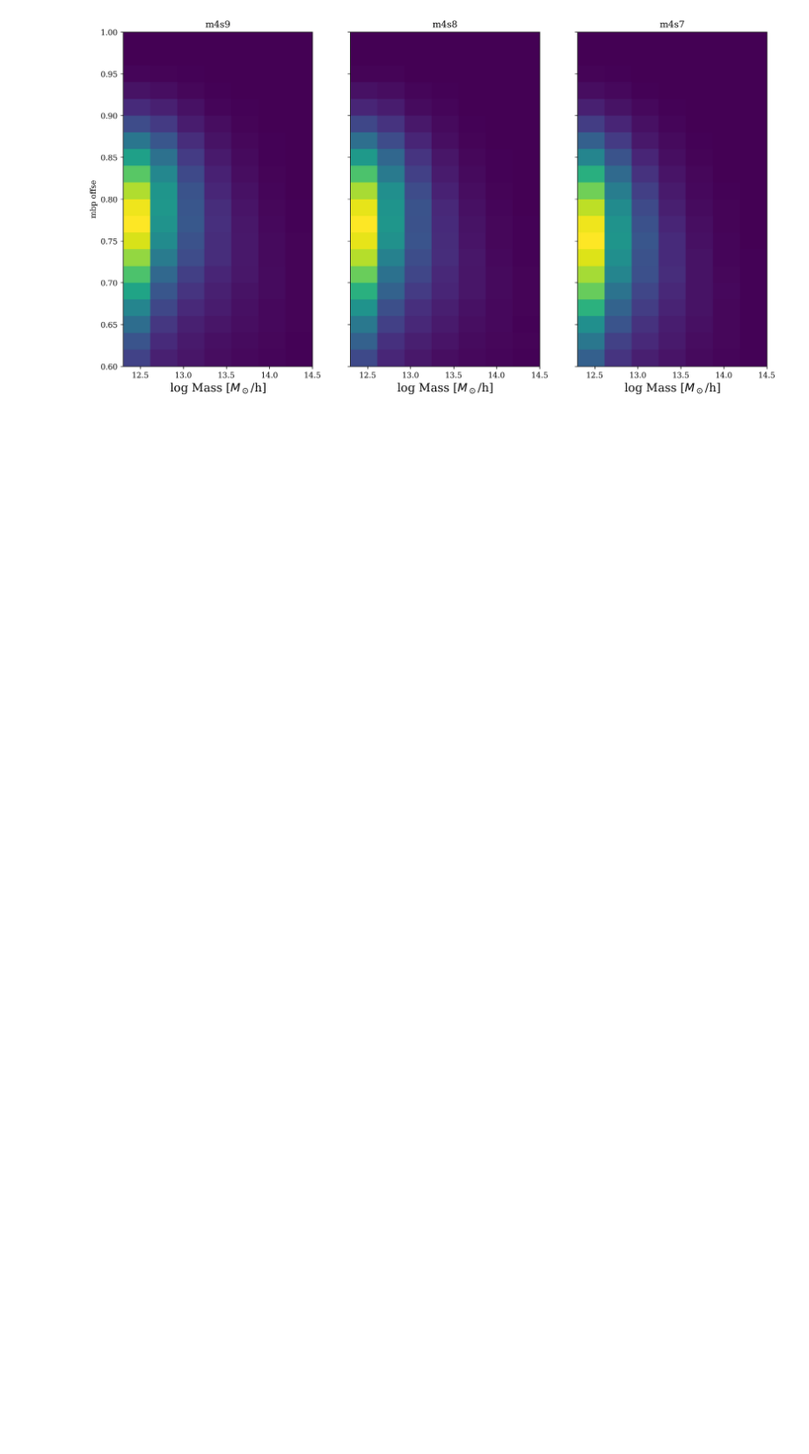
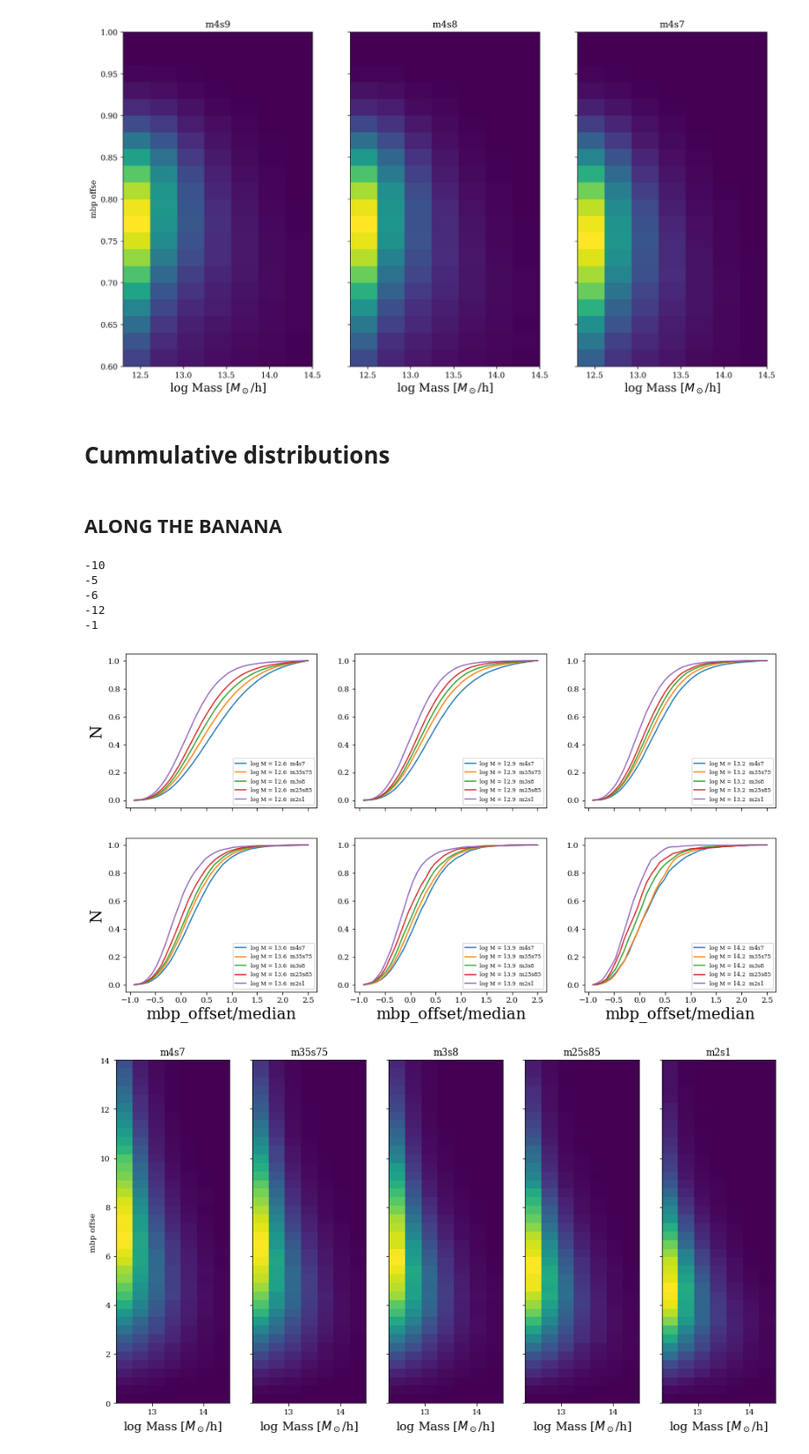
Before and after one commit to amourayuba/Structure-MAH-Cosmo-project, a Jupyter notebook: structure_vs_cosmo_firstclean.ipynb, the cells around one changed output. Shown at 88% size. Cells and saved outputs as stored; diff of their text form; code cells hidden in the pictures; blank space fills up the shorter version.

```diff
--- a/structure_vs_cosmo_firstclean.ipynb
+++ b/structure_vs_cosmo_firstclean.ipynb
@@ -181,3 +171,59 @@ np.save('./data/{}_vs_om4_banana.npy'.format(prop[:-4]), tosave)
 -10
 [figure]
 [figure]
+# %% [markdown]
+# Cummulative distributions
+# %% [markdown]
+## ALONG THE BANANA
+# %%
+simselec = [-10, -5, -6, -12, -1]
+nsims, nbins_m, nbins_c = len(simselec), 40, 7
+#prop = 'cNFW(43)'
+prop = 'mbp_offset(15)'
+fig, axs = plt.subplots(2, 3, sharex=True, figsize=[15, 8])
+fig2, axs2 = plt.subplots(1, nsims, sharey=True, figsize=[15, 8])
+tosave = np.zeros((2,3,nsims,2,nbins_m))
+
+colormaps = ['Greys', 'YlOrBr', 'Wistia']
+#meds = np.zeros((nsims, nbins_c-1))
+for i, s in zip(range(nsims), simselec):
+    print(s)
+    sim1 = Simulation(sim_names[s], omegas[s], sigmas[s], path)
+    halos = sim1.read_halos(snapshot=0)
+    reds = sim1.get_redshifts()
+    masses = halos['Mhalo(4)']
+    str_prop = halos[prop]
+    min_r, max_r = np.mean(str_prop) - 2*np.std(str_prop), np.mean(str_prop) + 2*np.std(str_prop)
+    #h, xedges, yedges, im  = axs2[i].hist2d(np.log10(masses), conc, cmap = cmp, range=[[np.log10(3*np.min(masses)), 14], [2.3, 14]], bins=80)
+    h, xedges, yedges, im  = axs2[i].hist2d(np.log10(masses), str_prop, range=[[12.3, 14.5], [0, 14]], density=True, bins=[nbins_c, nbins_m])
+
+    axs2[i].set_title(sim_names[s])
+
+    axs2[i].set_xlabel(r'log Mass [$M_\odot$/h]', size=15)
+    axs2[i].set_ylabel('mbp offset'[:9*(i==0)])
+    for k in range(1, 7):
+        cum_hist = np.cumsum(h[k, :])/np.cumsum(h[k, :])[-1]
+        med_idx = np.min(np.where(cum_hist>0.5))
+        med = yedges[1:][med_idx]
+        #meds[i,k-1] = med
+        axs[(k-1)//3, (k-1)%3].plot((yedges[1:]-4)/4, cum_hist,  label='log M = {:2.1f}  '.format(xedges[k])+sim_names[s])
+        #axs[(k-1)//3, (k-1)%3].plot((yedges[1:]-np.average(meds[i,:]))/np.average(meds[i,:]), cum_hist,  label='log M = {:2.1f}  '.format(xedges[k])+sim_names[s])
+        #axs[(k-1)//3, (k-1)%3].set_xlim(-0.3,0.3)
+        # axs[(k-1)//3, (k-1)%3].set_ylim(0.4,0.6)
+        tosave[(k-1)//3, (k-1)%3, i, :, :] = np.array([yedges[1:], h[k, :]])
+        if i == nsims-1:
+            axs[(k-1)//3, (k-1)%3].legend()
+            if (k-1)%3 == 0:
+                axs[(k-1)//3, (k-1)%3].set_ylabel('N', size=20)
+            if (k-1)//3 == 1:
+                axs[(k-1)//3, (k-1)%3].set_xlabel(prop[:-4]+'/median', size=20)
+# fig.savefig('./figs/{}_vs_cosmo_cum_banana.png'.format(prop[:-4]), dpi=650, facecolor='white', transparent=False, bbox_inches='tight')
+# np.save('./data/{}_vs_cosmo_cum_banana.npy'.format(prop[:-4]), tosave)
+# %% [output]
+-10
+-5
+-6
+-12
+-1
+[figure, added]
+[figure, added]
```
Also changed, not shown: parts of 9 cells of this notebook, 2 other files.
